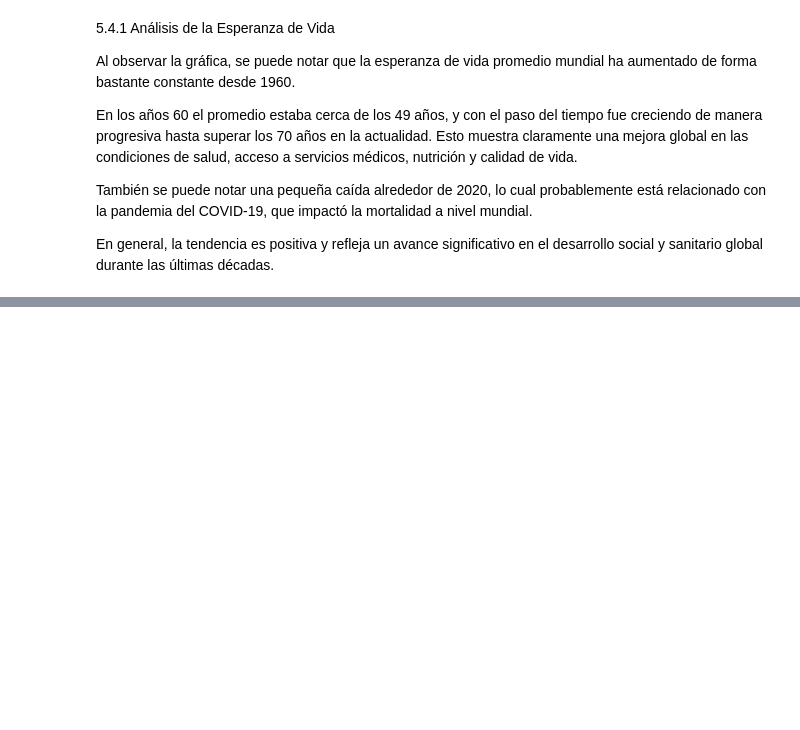
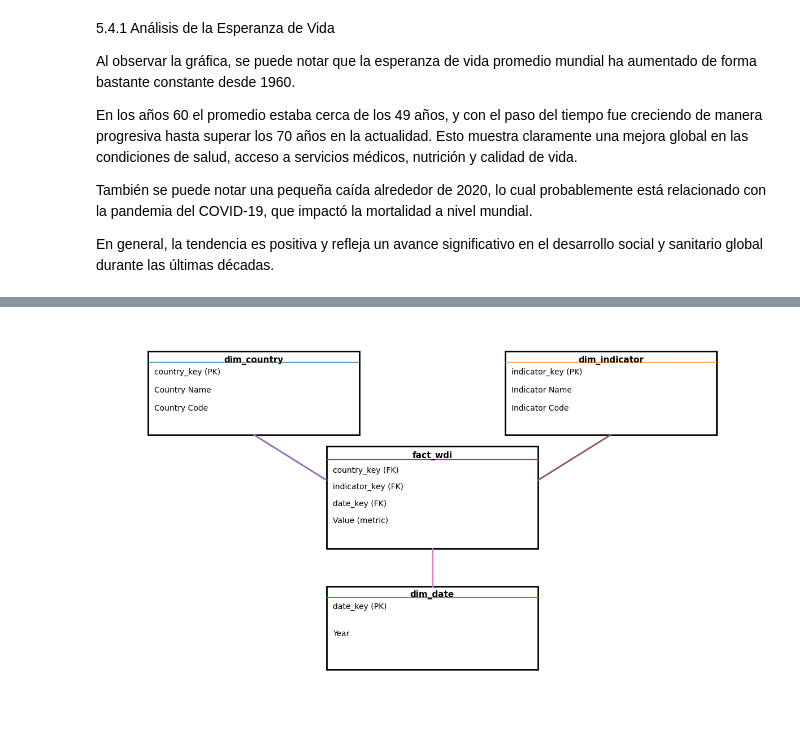
Before and after one commit to aglsystems-ragl/PROYECTO_WDI_ETL, a Jupyter notebook: notebooks/ETL_WDI.ipynb, the cells around one changed output, grey strips where cells are left out. Drawn from its saved outputs; the diff is of its cells as text; code cells hidden in the pictures; blank space fills up the shorter version.

```diff
--- a/notebooks/ETL_WDI.ipynb
+++ b/notebooks/ETL_WDI.ipynb
@@ -262,0 +487,96 @@ En general, la tendencia es positiva y refleja un avance significativo en el des
+# %%
+from matplotlib.patches import Rectangle
+
+# 1) Crear carpeta docs/imagenes si no existe
+ruta_base = "../"  # notebook en /notebooks
+carpeta_img = os.path.join(ruta_base, "docs", "imagenes")
+os.makedirs(carpeta_img, exist_ok=True)
+
+# 2) Ruta donde se guardará la imagen del modelo estrella
+ruta_modelo_estrella = os.path.join(carpeta_img, "modelo_estrella_wdi.png")
+
+# 3) Función para dibujar una tabla tipo cajita
+def draw_table(ax, x, y, w, h, title, fields, fontsize=10):
+    # caja
+    rect = Rectangle((x, y), w, h, fill=False, linewidth=2)
+    ax.add_patch(rect)
+
+    # título
+    ax.text(x + w/2, y + h - 0.05*h, title, ha='center', va='top', fontsize=fontsize+1, fontweight='bold')
+
+    # línea separadora título
+    ax.plot([x, x+w], [y + h - 0.13*h, y + h - 0.13*h], linewidth=1)
+
+    # campos
+    text_y = y + h - 0.2*h
+    step = (h * 0.65) / max(len(fields), 1)
+    for f in fields:
+        ax.text(x + 0.03*w, text_y, f, ha='left', va='top', fontsize=fontsize)
+        text_y -= step
+
+# 4) Crear figura
+fig, ax = plt.subplots(figsize=(12, 7))
+ax.set_xlim(0, 10)
+ax.set_ylim(0, 10)
+ax.axis('off')
+
+# 5) Coordenadas (modelo estrella)
+# Dimensiones alrededor
+draw_table(
+    ax, x=0.7, y=7.2, w=3.2, h=2.2,
+    title="dim_country",
+    fields=[
+        "country_key (PK)",
+        "Country Name",
+        "Country Code"
+    ]
+)
+
+draw_table(
+    ax, x=6.1, y=7.2, w=3.2, h=2.2,
+    title="dim_indicator",
+    fields=[
+        "indicator_key (PK)",
+        "Indicator Name",
+        "Indicator Code"
+    ]
+)
+
+draw_table(
+    ax, x=3.4, y=1.0, w=3.2, h=2.2,
+    title="dim_date",
+    fields=[
+        "date_key (PK)",
+        "Year"
+    ]
+)
+
+# Tabla de hechos al centro
+draw_table(
+    ax, x=3.4, y=4.2, w=3.2, h=2.7,
+    title="fact_wdi",
+    fields=[
+        "country_key (FK)",
+        "indicator_key (FK)",
+        "date_key (FK)",
+        "Value (metric)"
+    ],
+    fontsize=10
+)
+
+# 6) Dibujar relaciones (líneas)
+# country -> fact
+ax.plot([2.3, 3.4], [7.2, 6.0], linewidth=2)
+# indicator -> fact
+ax.plot([7.7, 6.6], [7.2, 6.0], linewidth=2)
+# date -> fact
+ax.plot([5.0, 5.0], [3.2, 4.2], linewidth=2)
+
+# 7) Guardar imagen
+plt.tight_layout()
+plt.savefig(ruta_modelo_estrella, dpi=200)
+plt.show()
+
+print(" Modelo estrella guardado en:", ruta_modelo_estrella)
+# %% [output]
+[figure, added]
```
Also changed, not shown: parts of 25 cells of this notebook, 2 other files.
